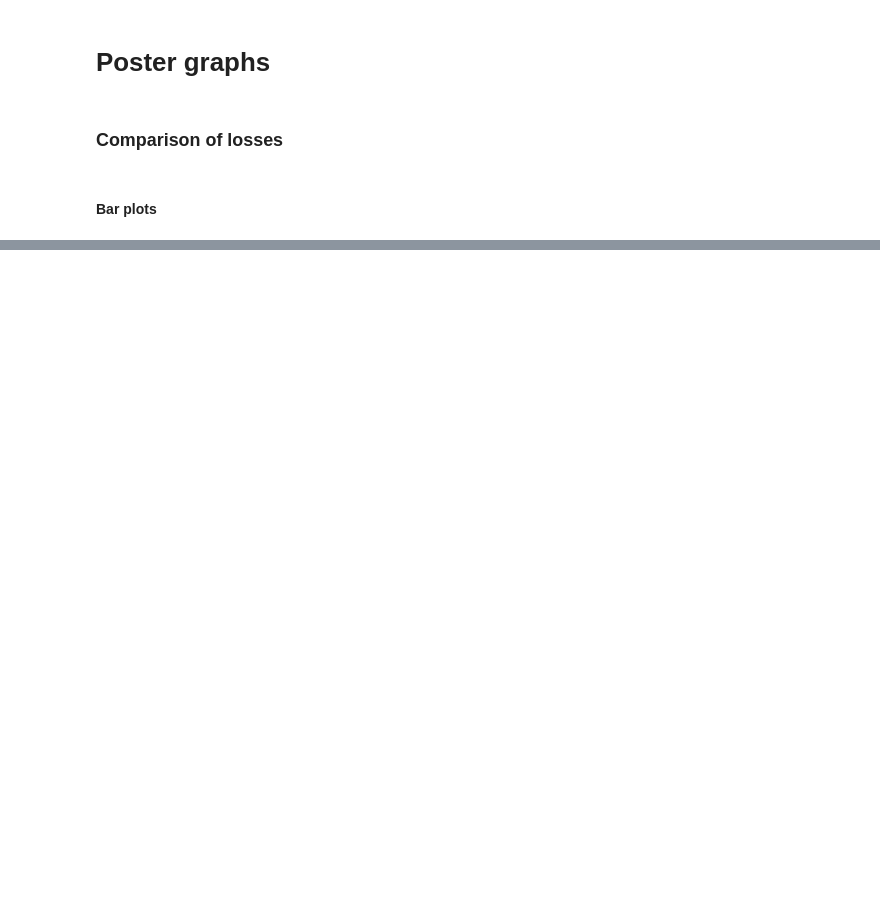
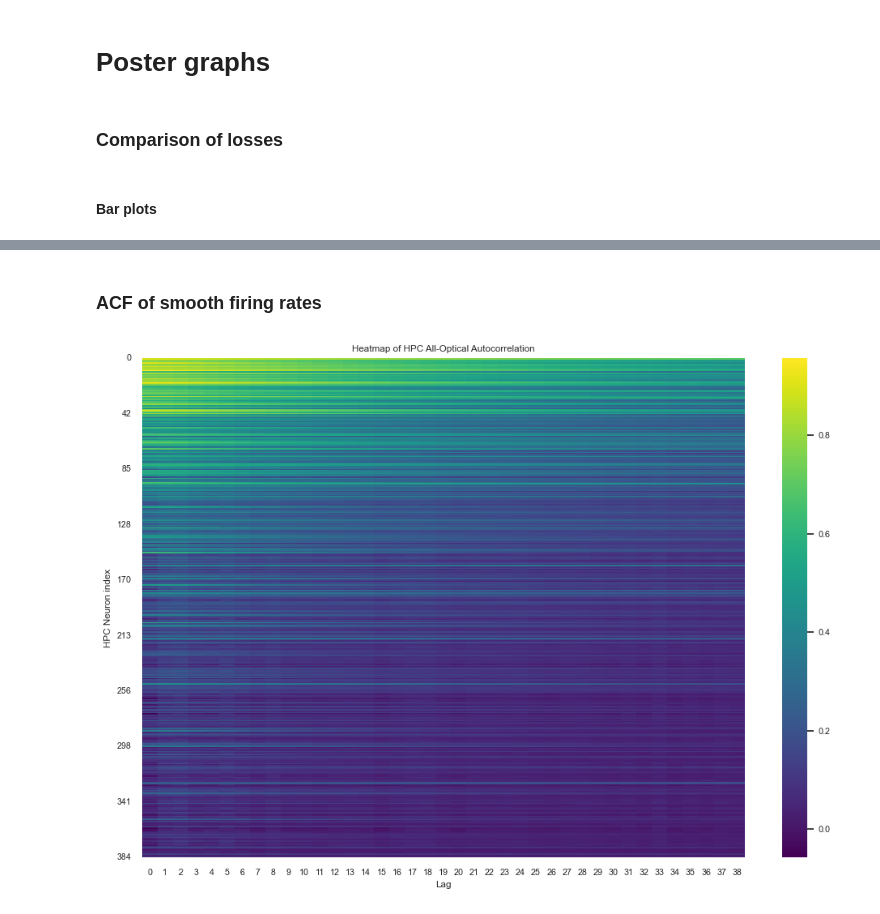
Before and after one commit to cngzlsh/approx_brain, a Jupyter notebook: poster.ipynb, the cells around one changed output, grey strips where cells are left out. Drawn from its saved outputs; the diff is of its cells as text; code cells hidden in the pictures; blank space fills up the shorter version.

```diff
--- a/poster.ipynb
+++ b/poster.ipynb
@@ -720,0 +772,31 @@ plt.show()
+# %% [markdown]
+### ACF of smooth firing rates
+# %%
+def compute_acf(data, lag=0):
+    '''
+    Data: shape (time_steps, dim)
+    '''
+    mean_ts = torch.mean(data, axis=0)
+    var_ts = torch.var(data, axis=0)
+    ts_len = data.shape[0]
+
+    autocorr = np.zeros(data.shape[1])
+
+    for i in range(data.shape[1]):
+        if lag == 0:
+            autocorr[i] = 1  # Autocorrelation at lag 0 is always 1
+        else:
+            autocorr[i] = torch.sum((data[:ts_len - lag, i] - mean_ts[i]) *
+                                 (data[lag:, i] - mean_ts[i])) / (var_ts[i] * (ts_len - lag))
+    return autocorr
+
+img_array_acfs = np.array([compute_acf(img_array, lag=i) for i in range(1,40)]).T
+plt.figure(figsize=(12, 8))
+sns.heatmap(img_array_acfs, cmap='viridis')
+plt.xlabel('Lag')
+plt.yticks(np.linspace(0, img_array.shape[1], 10), map(int, np.linspace(0, img_array.shape[1], 10)))
+plt.ylabel('HPC Neuron index')
+plt.title('Heatmap of HPC All-Optical Autocorrelation')
+plt.show()
+# %% [output]
+[figure, added]
```
Also changed, not shown: parts of 13 cells of this notebook, 3 other files.
